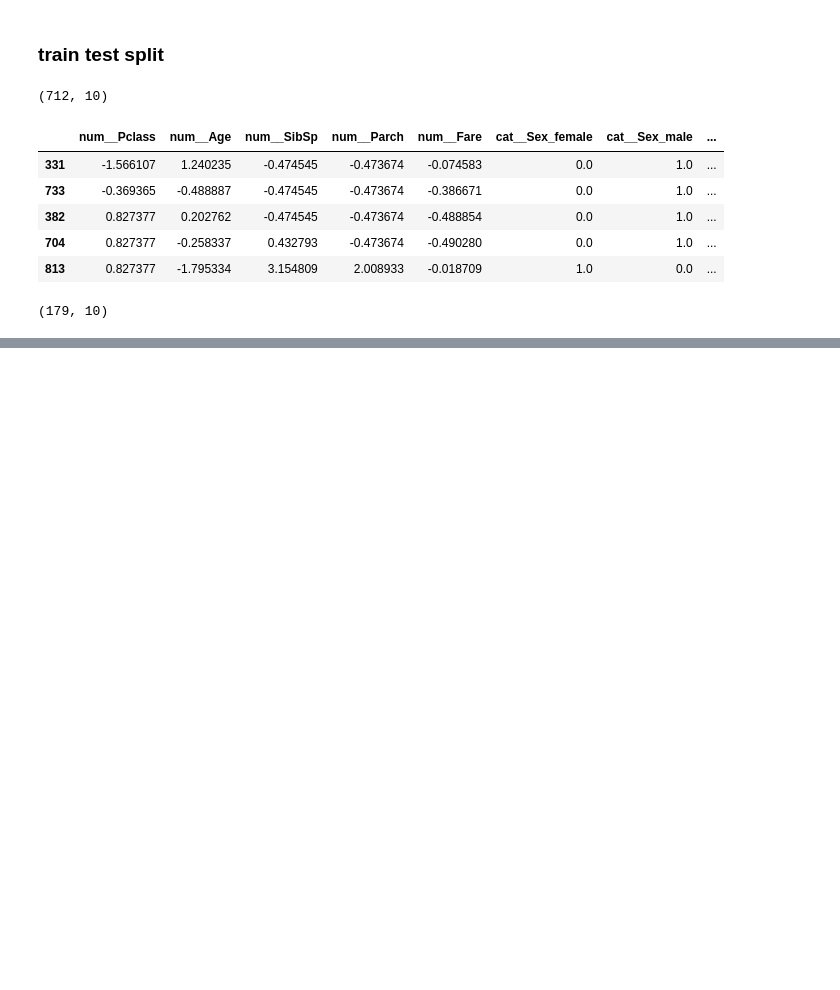
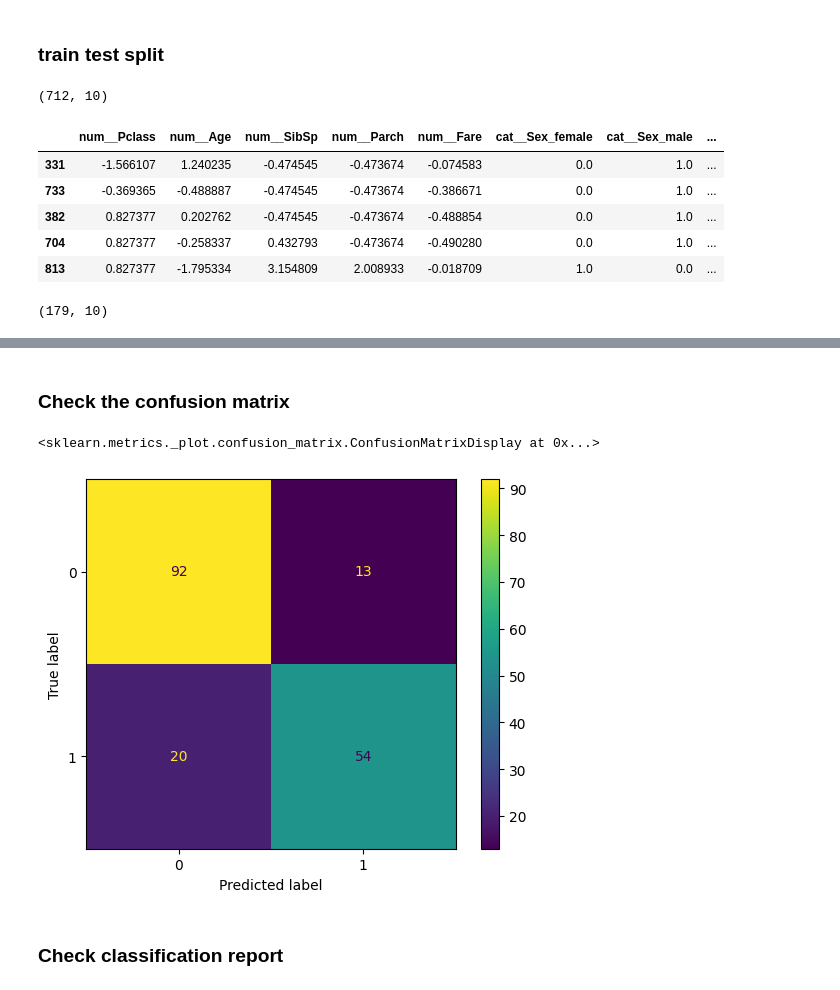
Before and after one commit to gaurigund-13/Machine-Learning-Algorithm, a Jupyter notebook: Gradient Boosting Classifier/Titanic.ipynb, the cells around one changed output, grey strips where cells are left out. Saved outputs shown, nothing was run; the diff lists cells and outputs as text; code cells hidden in the pictures; blank space fills up the shorter version.

Commit message:
Predicting Pancenger survived rate using Gradient Boosting Classifier Algo

```diff
--- a/Gradient Boosting Classifier/Titanic.ipynb
+++ b/Gradient Boosting Classifier/Titanic.ipynb
@@ -179,0 +212,9 @@ xtest.shape
+# %%
+params = {'learning_rate':[0.01, 0.05, 0.1, 0.2],
+          'n_estimators':[10,50,100,200],
+          'max_depth':[2,3,4,5,6,7],
+          'min_samples_split':[5,6,7,8,9,10]}
+# %%
+gbc = GradientBoostingClassifier()
+rscv = RandomizedSearchCV(gbc, param_distributions=params, cv=5, scoring='f1_macro')
+rscv.fit(xtrain, ytrain)
@@ -179,0 +240,3 @@ xtest.shape
+# %%
+best_gbc = rscv.best_estimator_
+best_gbc
@@ -179,0 +257,3 @@ xtest.shape
+# %%
+ypred_tr = best_gbc.predict(xtrain)
+ypred_ts = best_gbc.predict(xtest)
@@ -179,0 +286,11 @@ xtest.shape
+# %% [markdown]
+### Check the confusion matrix
+# %%
+cf = confusion_matrix(ytest, ypred_ts)
+cfd  = ConfusionMatrixDisplay(cf, display_labels=best_gbc.classes_)
+cfd.plot()
+# %% [output]
+<sklearn.metrics._plot.confusion_matrix.ConfusionMatrixDisplay at 0x...>
+[figure, added]
+# %% [markdown]
+### Check classification report
```
Also changed, not shown: parts of 41 cells of this notebook, 1 other file.
